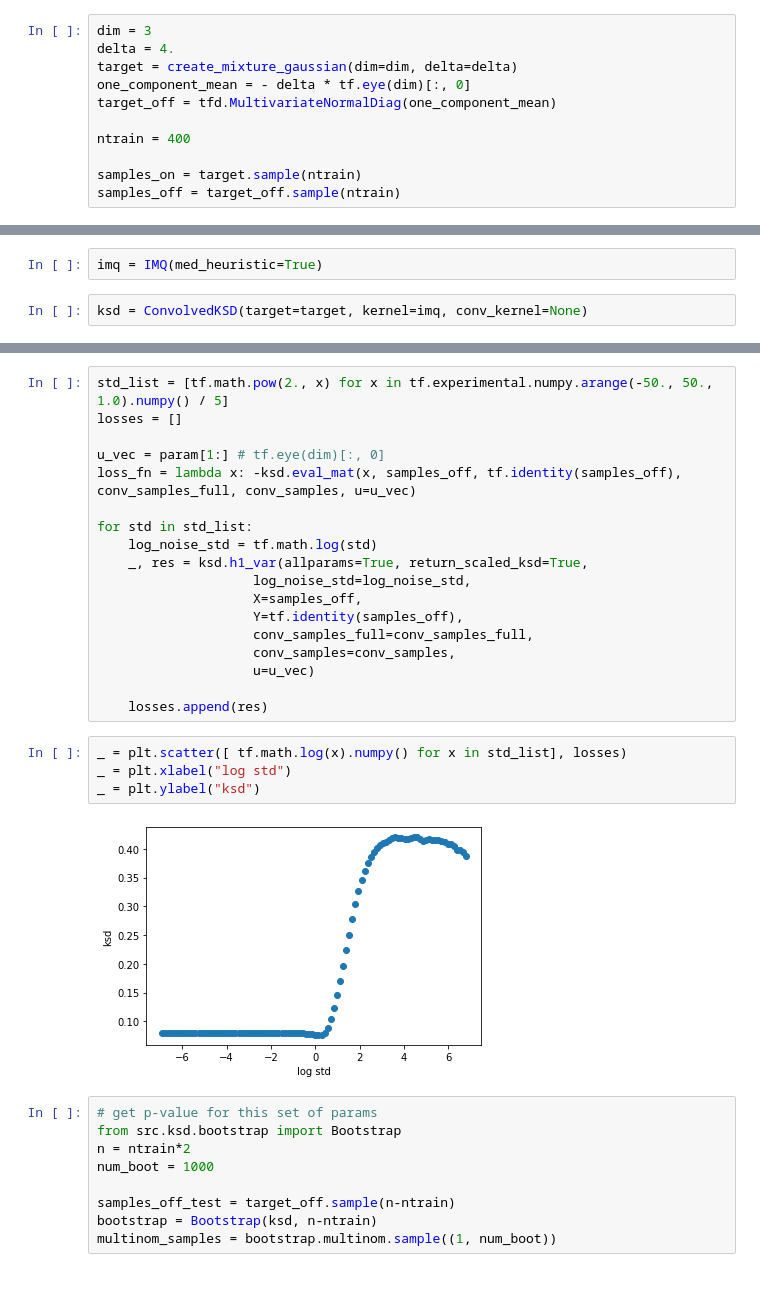
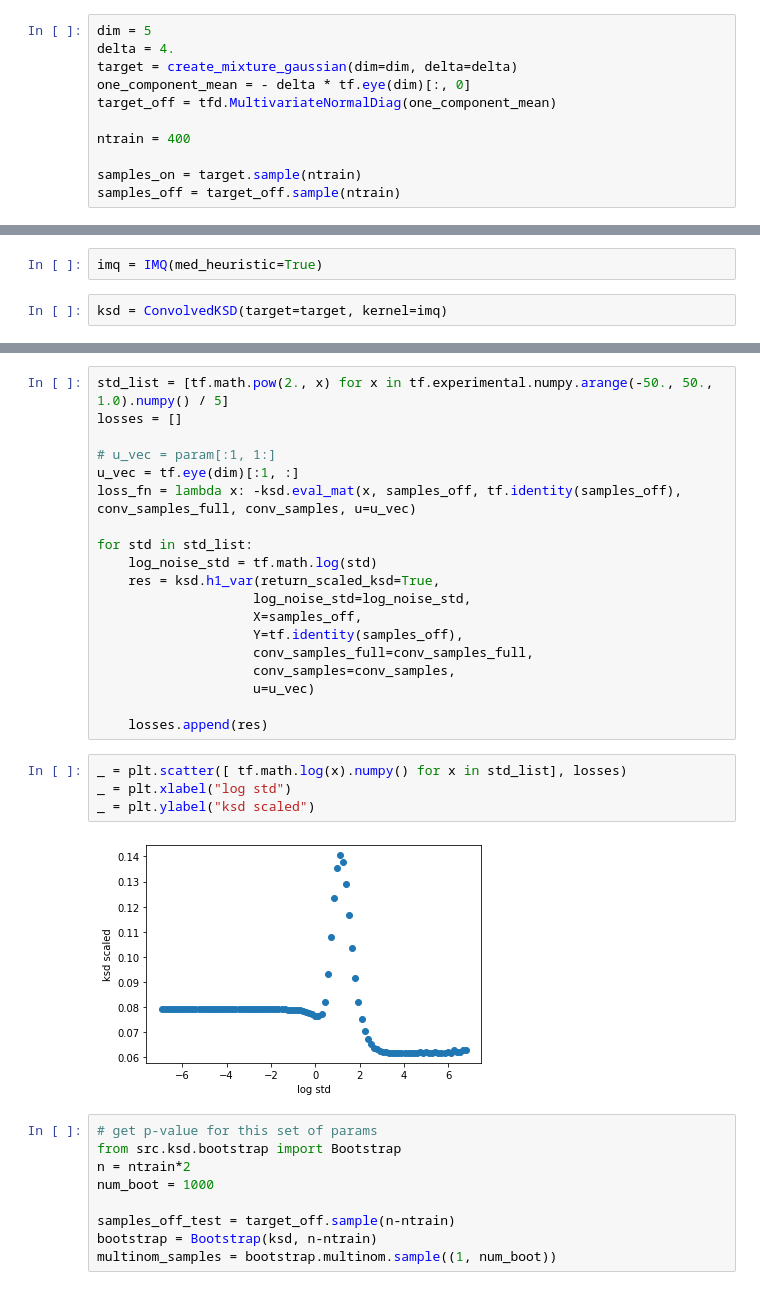
Before and after one commit to XingLLiu/u-stat-high-dim, a Jupyter notebook: find_noise.ipynb, the cells around one changed output, grey strips where cells are left out. Saved outputs shown, nothing was run; the diff lists cells and outputs as text.

```diff
--- a/find_noise.ipynb
+++ b/find_noise.ipynb
@@ -178,7 +178,7 @@ from src.ksd.ksd import ConvolvedKSD
 # %%
 tf.random.set_seed(0)
 # %%
-dim = 3
+dim = 5
 delta = 4.
 target = create_mixture_gaussian(dim=dim, delta=delta)
 one_component_mean = - delta * tf.eye(dim)[:, 0]
@@ -200,5 +200,5 @@ conv_samples = tf.gather(conv_samples_full, conv_ind, axis=0) # for q
 # %%
 imq = IMQ(med_heuristic=True)
 # %%
-ksd = ConvolvedKSD(target=target, kernel=imq, conv_kernel=None)
+ksd = ConvolvedKSD(target=target, kernel=imq)
 # %%
@@ -280,12 +467,13 @@ plt.show()
 std_list = [tf.math.pow(2., x) for x in tf.experimental.numpy.arange(-50., 50., 1.0).numpy() / 5]
 losses = []
 
-u_vec = param[1:] # tf.eye(dim)[:, 0]
+# u_vec = param[:1, 1:]
+u_vec = tf.eye(dim)[:1, :]
 loss_fn = lambda x: -ksd.eval_mat(x, samples_off, tf.identity(samples_off), conv_samples_full, conv_samples, u=u_vec)
 
 for std in std_list:
     log_noise_std = tf.math.log(std)
-    _, res = ksd.h1_var(allparams=True, return_scaled_ksd=True,
+    res = ksd.h1_var(return_scaled_ksd=True,
                     log_noise_std=log_noise_std,
                     X=samples_off,
                     Y=tf.identity(samples_off),
@@ -297,9 +485,9 @@ for std in std_list:
 # %%
 _ = plt.scatter([ tf.math.log(x).numpy() for x in std_list], losses)
 _ = plt.xlabel("log std")
-_ = plt.ylabel("ksd")
+_ = plt.ylabel("ksd scaled")
 # %% [output]
-[figure, old version]
+[figure, new version]
 # %%
 # get p-value for this set of params
 from src.ksd.bootstrap import Bootstrap
```
Also changed, not shown: parts of 15 cells of this notebook, 7 other files.
